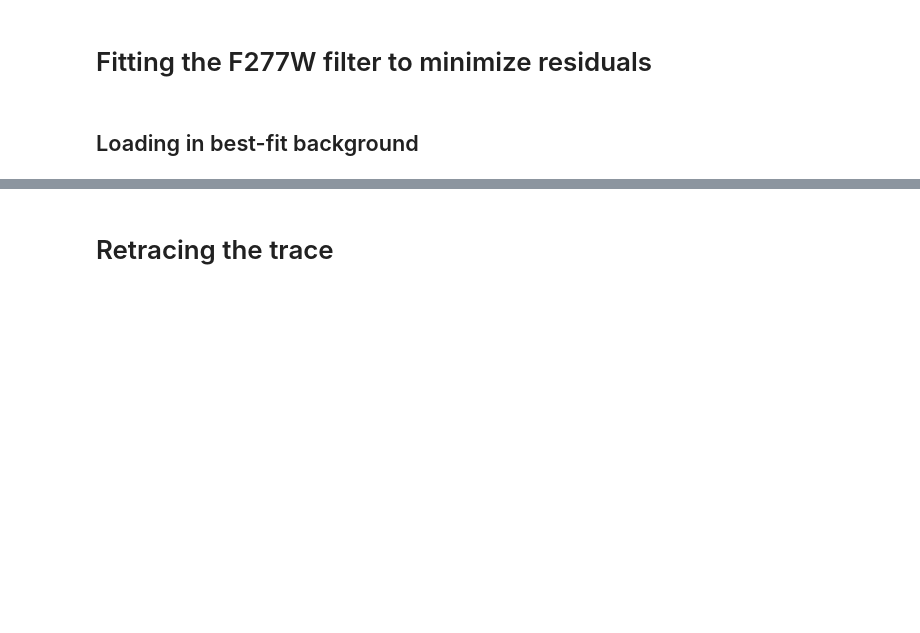
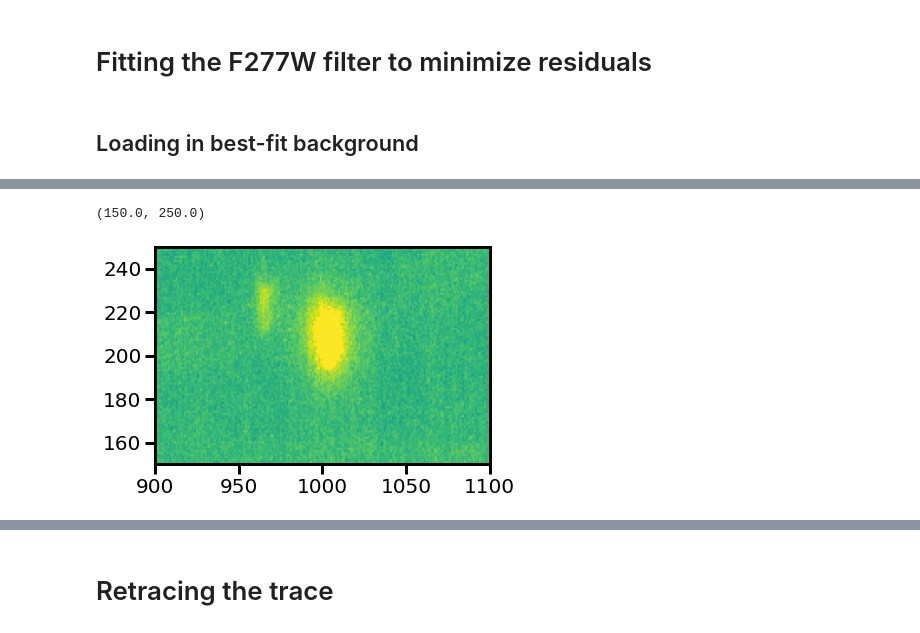
Before and after one commit to afeinstein20/nirhiss, a Jupyter notebook: wasp39_reduction.ipynb, the cells around one changed output, grey strips where cells are left out. Drawn from its saved outputs; the diff is of its cells as text; code cells hidden in the pictures; blank space fills up the shorter version.

```diff
--- a/wasp39_reduction.ipynb
+++ b/wasp39_reduction.ipynb
@@ -200,3 +209,10 @@ plt.ylim(150,235)
+# %%
+plt.imshow(dq_masked[0], vmin=-0.1, vmax=10, aspect='auto')
+plt.xlim(y1,y2)
+plt.ylim(x1,x2)
+# %% [output]
+(150.0, 250.0)
+[figure, added]
 # %%
 y1,y2,x1,x2 = 900,1100,150,250
 
```
Also changed, not shown: parts of 31 cells of this notebook, 2 other files.
